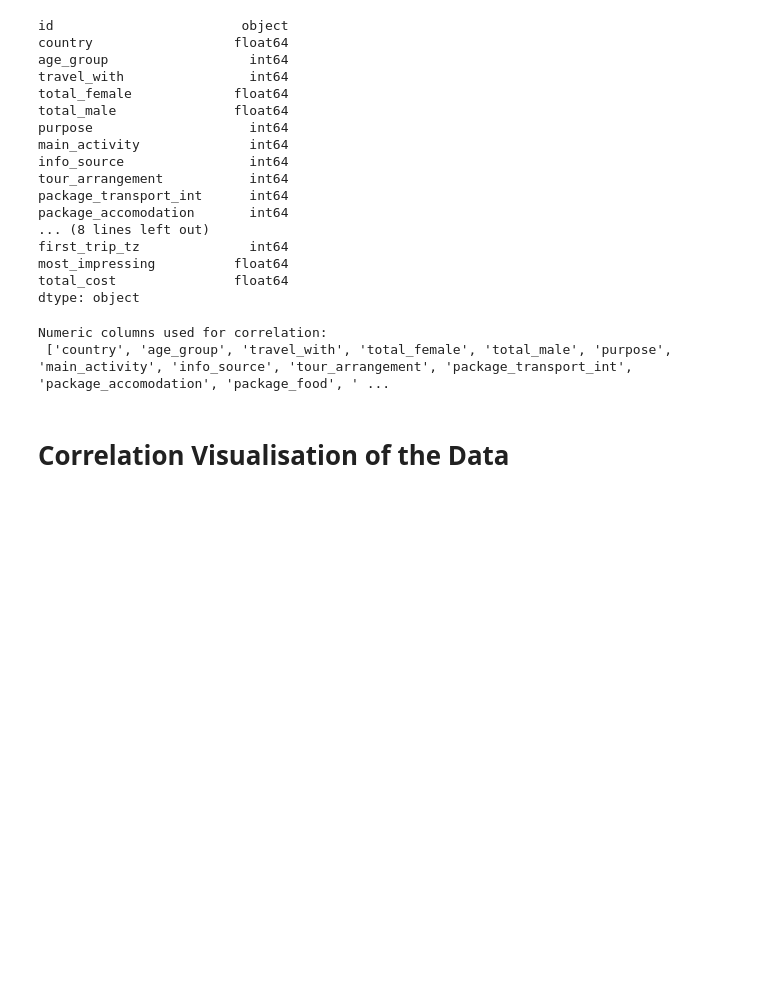
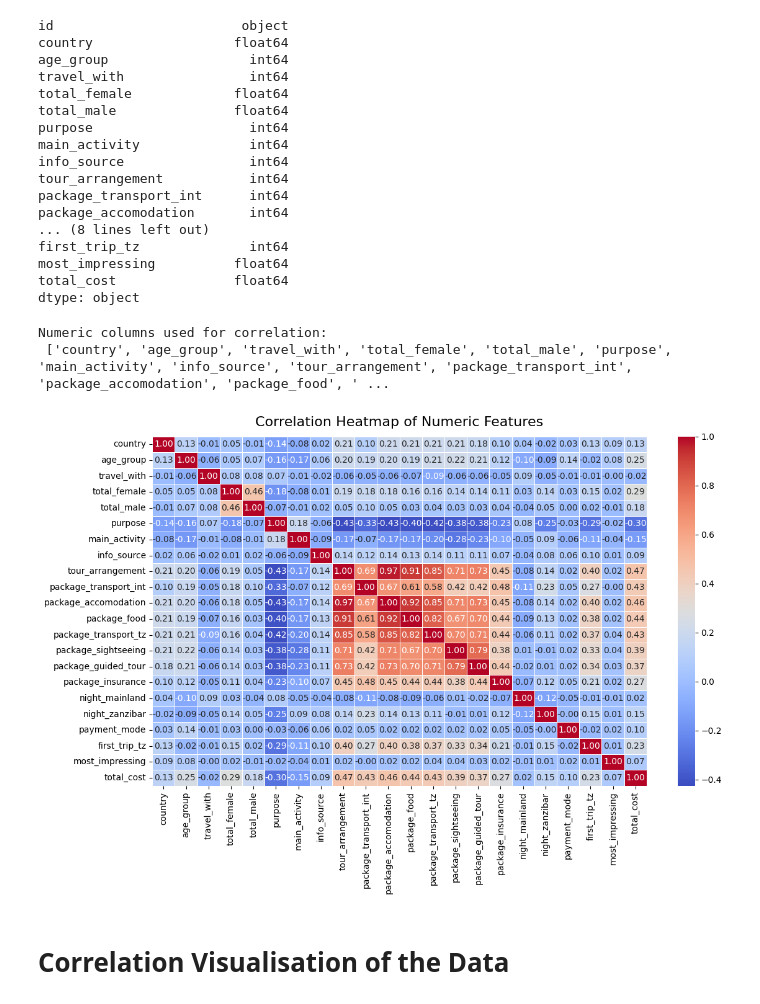
Before and after one commit to Karl-Johann-Jaekel/Machine-Learning-Project-Tourism, a Jupyter notebook: ML-Project.ipynb, the cells around one changed output. Cells and saved outputs as stored; diff of their text form; code cells hidden in the pictures; blank space fills up the shorter version.

Commit message:
update Heatmap

```diff
--- a/ML-Project.ipynb
+++ b/ML-Project.ipynb
@@ -460,6 +458,21 @@ print("Numeric columns used for correlation:\n", numeric_cols.columns.tolist())
 # %% [output]
 Numeric columns used for correlation:
  ['country', 'age_group', 'travel_with', 'total_female', 'total_male', 'purpose', 'main_activity', 'info_source', 'tour_arrangement', 'package_transport_int', 'package_accomodation', 'package_food', ' ...
+# %%
+corr = train.corr(numeric_only=True)
+
+# Set up the figure
+plt.figure(figsize=(12, 8))
+sns.heatmap(corr, annot=True, fmt=".2f", cmap="coolwarm", linewidths=0.5)
+
+# Add title
+plt.title("Correlation Heatmap of Numeric Features", fontsize=16, pad=12)
+plt.tight_layout()
+
+# Show plot
+plt.show()
+# %% [output]
+[figure, added]
 # %% [markdown]
 # Correlation Visualisation of the Data
 # %% [markdown]
```
Also changed, not shown: parts of 1 cell of this notebook.
